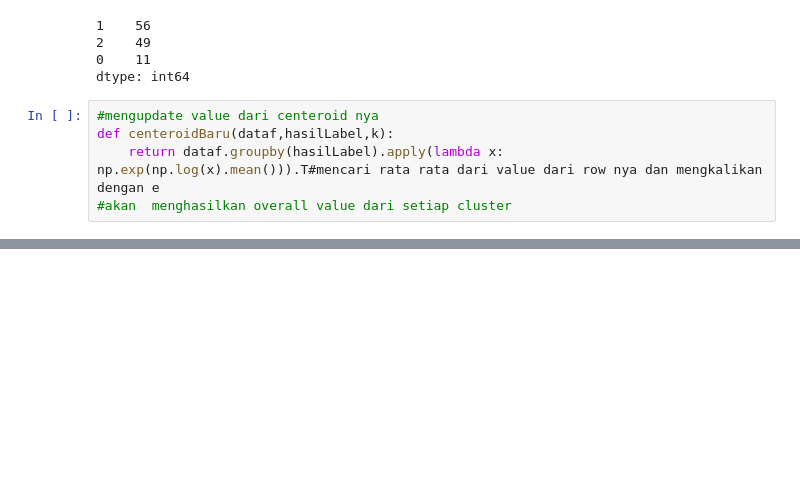
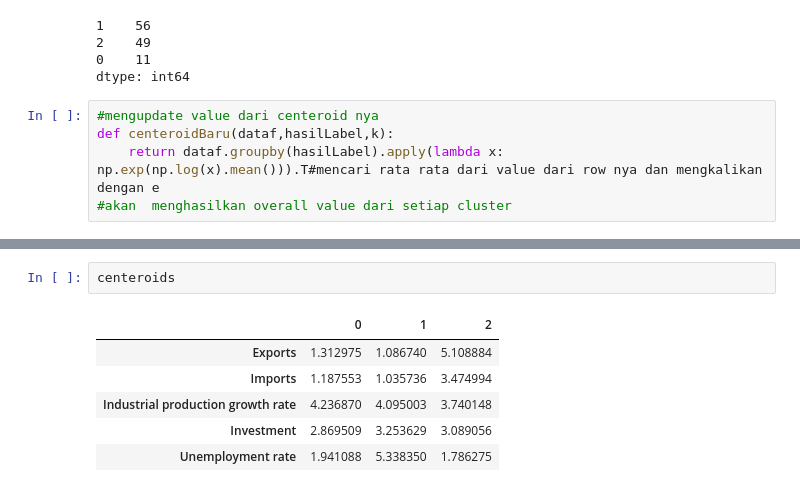
Before and after one commit to JaxToon/TubesMachineLearning, a Jupyter notebook: kmeans.ipynb, the cells around one changed output, grey strips where cells are left out. Cells and saved outputs as stored; diff of their text form; blank space fills up the shorter version.

```diff
--- a/kmeans.ipynb
+++ b/kmeans.ipynb
@@ -129,0 +143,9 @@ while iterasi < iterasiMax and not titikCenteroid.equals(centeroidLama) :
+# %%
+centeroids
+# %% [output]
+|  | 0 | 1 | 2 |
+| Exports | 1.312975 | 1.086740 | 5.108884 |
+| Imports | 1.187553 | 1.035736 | 3.474994 |
+| Industrial production growth rate | 4.236870 | 4.095003 | 3.740148 |
+| Investment | 2.869509 | 3.253629 | 3.089056 |
+| Unemployment rate | 1.941088 | 5.338350 | 1.786275 |
```
Also changed, not shown: parts of 4 cells of this notebook.
